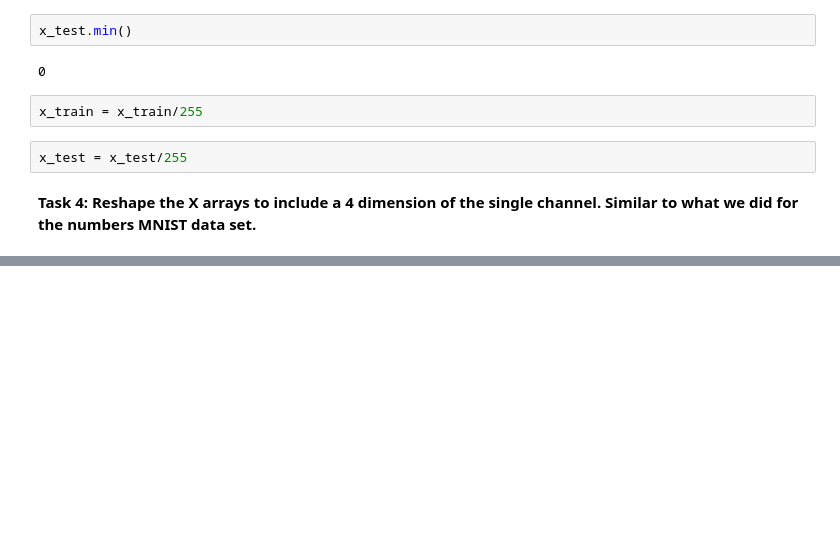
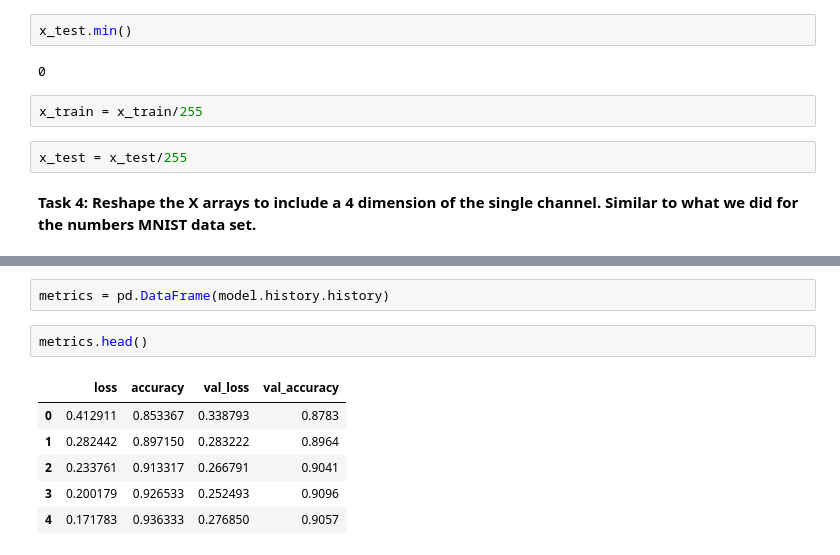
Before and after one commit to jordanfalcao/tensorflow2-deeplearning, a Jupyter notebook: 05-CNNs/04_DL_CNN_Assessment.ipynb, the cells around one changed output, grey strips where cells are left out. Saved outputs shown, nothing was run; the diff lists cells and outputs as text; blank space fills up the shorter version.

```diff
--- a/05-CNNs/04_DL_CNN_Assessment.ipynb
+++ b/05-CNNs/04_DL_CNN_Assessment.ipynb
@@ -85,0 +193,11 @@ x_test = x_test/255
+# %%
+metrics = pd.DataFrame(model.history.history)
+# %%
+metrics.head()
+# %% [output]
+|  | loss | accuracy | val_loss | val_accuracy |
+| 0 | 0.412911 | 0.853367 | 0.338793 | 0.8783 |
+| 1 | 0.282442 | 0.897150 | 0.283222 | 0.8964 |
+| 2 | 0.233761 | 0.913317 | 0.266791 | 0.9041 |
+| 3 | 0.200179 | 0.926533 | 0.252493 | 0.9096 |
+| 4 | 0.171783 | 0.936333 | 0.276850 | 0.9057 |
```
Also changed, not shown: parts of 34 cells of this notebook, 1 other file.
